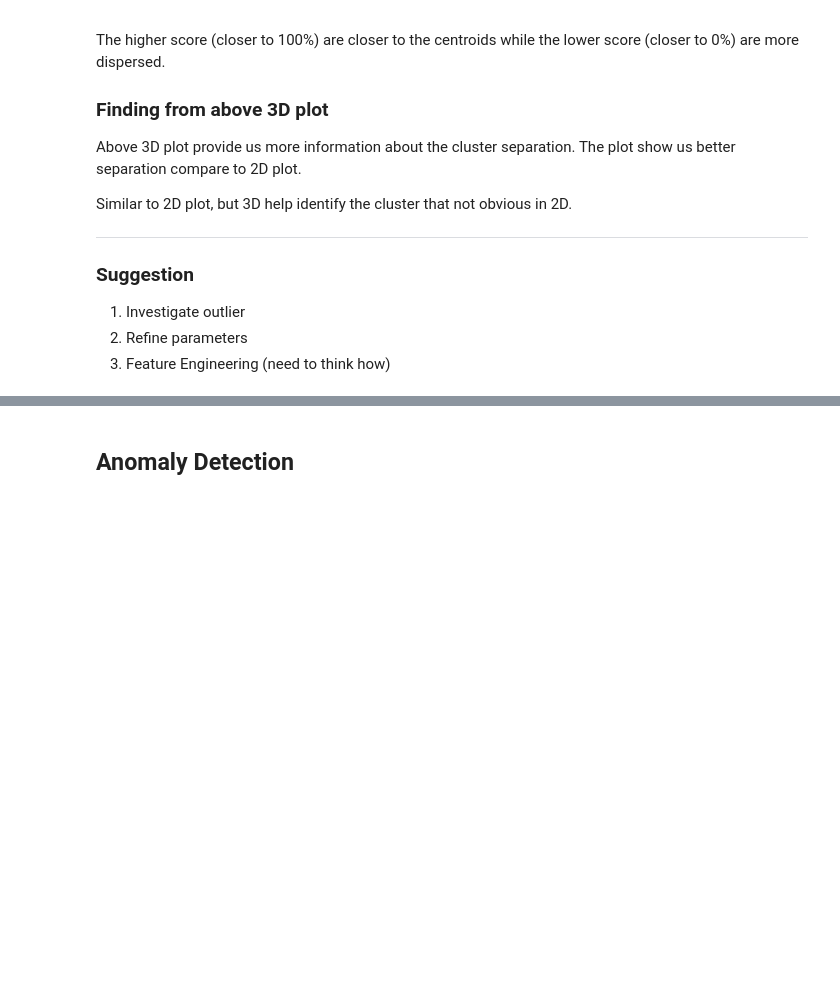
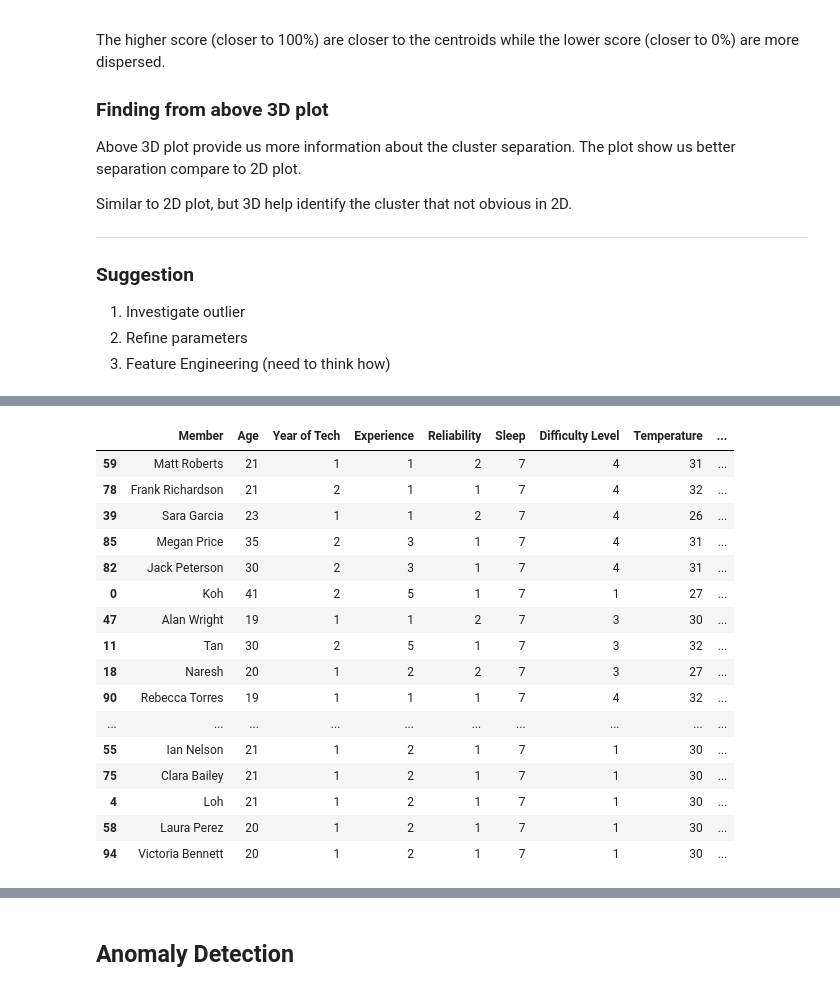
Before and after one commit to TanGuiShan/WorkshopSafety, a Jupyter notebook: Safety_Data Analysis(K).ipynb, the cells around one changed output, grey strips where cells are left out. Saved outputs shown, nothing was run; the diff lists cells and outputs as text; code cells hidden in the pictures; blank space fills up the shorter version.

```diff
--- a/Safety_Data Analysis(K).ipynb
+++ b/Safety_Data Analysis(K).ipynb
@@ -223,7 +260,7 @@ Perform the following techniques:
 from sklearn.model_selection import train_test_split
 
 # Number of runs for robustness testing
-n_runs = 100
+n_runs = 10
 
 # Lists to store metric values
 silhouette_scores = []
@@ -404,7 +475,8 @@ plt.show()
 # %%
 # Calculate risk weights
-# num_components = 3  # Number of principal components to consider
-num_components = np.argmax(np.cumsum(pca.explained_variance_ratio_) >= 0.95) + 1
+num_components = 3  # Number of principal components to consider
+#num_components = np.argmax(np.cumsum(pca.explained_variance_ratio_) >= 0.95) + 1
+
 # Sum the absolute values of the loadings for the first few principal components
 weights = np.sum(np.abs(loadings[:, :num_components]), axis=1)
 
@@ -416,7 +488,7 @@ risk_weights =  dict(zip(features, weights))
 #print(wsdp_scaled)
 
 # Add a weight for the distance to the centroid
-risk_weights['Distance_to_Centroid'] = 0.3  # Example weight, adjust based on context
+risk_weights['Distance_to_Centroid'] = 0.25  # Example weight, adjust based on context
 
 # Normalize the weights again to sum to 1
 total_weight = sum(risk_weights.values())
@@ -429,5 +501,11 @@ for feature in features + ['Distance_to_Centroid']:
     except KeyError as e:
         print(f"KeyError for feature: {feature} - {e}")
 
+threshold = np.mean(distances) + 3 * np.std(distances)  # Set the anomaly threshold
+print(threshold)
+
+# Add a column to indicate if the distance is more than the threshold
+wsdp['Anomaly'] = np.where(distances > threshold, 'Yes', 'No')
+
 # Display
 risk_weights
@@ -449,18 +537,36 @@ pd.set_option('display.max_columns', None)
 # %%
 # Calculate individual feature scores
 #wsdp['Age_Score'] = wsdp_scaled['Age'] * risk_weights['Age']
 #wsdp['Year_of_Tech_Score'] = wsdp_scaled['Year of Tech'] * risk_weights['Year of Tech']
 #wsdp['Experience_Score'] = wsdp_scaled['Experience'] * risk_weights['Experience']
 #wsdp['Reliability_Score'] = wsdp_scaled['Reliability'] * risk_weights['Reliability']
 #wsdp['Sleep_Score'] = wsdp_scaled['Sleep'] * risk_weights['Sleep']
 #wsdp['Temperature_Score'] = wsdp_scaled['Temperature'] * risk_weights['Temperature']
 #wsdp['Distance_Score'] = (wsdp_scaled['Distance_to_Centroid'] - wsdp_scaled['Distance_to_Centroid'].min()) / (wsdp_scaled['Distance_to_Centroid'].max() - wsdp_scaled['Distance_to_Centroid'].min()) * risk_weights['Distance_to_Centroid']
 
 # Sort the DataFrame by Normalized_Risk_Score in descending order
 sorted_wsdp = wsdp.sort_values(by='Normalized_Risk_Score', ascending=False)
 
 # Display the DataFrame with the calculated risk scores in descending order of Normalized_Risk_Score
-sorted_wsdp[['Age', 'Year of Tech', 'Experience', 'Reliability', 'Sleep','Difficulty Level', 'Temperature', 'Distance_to_Centroid', 'Likelihood_Score', 'Severity_Score', 'Total_Risk_Score', 'Normalized_Risk_Score']]
+sorted_wsdp[['Member', 'Age', 'Year of Tech', 'Experience', 'Reliability', 'Sleep','Difficulty Level', 'Temperature','Anomaly','Cluster']]
+# %% [output]
+|  | Member | Age | Year of Tech | Experience | Reliability | Sleep | Difficulty Level | Temperature | ... |
+| 59 | Matt Roberts | 21 | 1 | 1 | 2 | 7 | 4 | 31 | ... |
+| 78 | Frank Richardson | 21 | 2 | 1 | 1 | 7 | 4 | 32 | ... |
+| 39 | Sara Garcia | 23 | 1 | 1 | 2 | 7 | 4 | 26 | ... |
+| 85 | Megan Price | 35 | 2 | 3 | 1 | 7 | 4 | 31 | ... |
+| 82 | Jack Peterson | 30 | 2 | 3 | 1 | 7 | 4 | 31 | ... |
+| 0 | Koh | 41 | 2 | 5 | 1 | 7 | 1 | 27 | ... |
+| 47 | Alan Wright | 19 | 1 | 1 | 2 | 7 | 3 | 30 | ... |
+| 11 | Tan | 30 | 2 | 5 | 1 | 7 | 3 | 32 | ... |
+| 18 | Naresh | 20 | 1 | 2 | 2 | 7 | 3 | 27 | ... |
+| 90 | Rebecca Torres | 19 | 1 | 1 | 1 | 7 | 4 | 32 | ... |
+| ... | ... | ... | ... | ... | ... | ... | ... | ... | ... |
+| 55 | Ian Nelson | 21 | 1 | 2 | 1 | 7 | 1 | 30 | ... |
+| 75 | Clara Bailey | 21 | 1 | 2 | 1 | 7 | 1 | 30 | ... |
+| 4 | Loh | 21 | 1 | 2 | 1 | 7 | 1 | 30 | ... |
+| 58 | Laura Perez | 20 | 1 | 2 | 1 | 7 | 1 | 30 | ... |
+| 94 | Victoria Bennett | 20 | 1 | 2 | 1 | 7 | 1 | 30 | ... |
 # %%
 plt.figure(figsize=(10, 6))
 sb.histplot(wsdp['Normalized_Risk_Score'], bins=20, kde=True)
```
Also changed, not shown: parts of 11 cells of this notebook, 2 other files.
